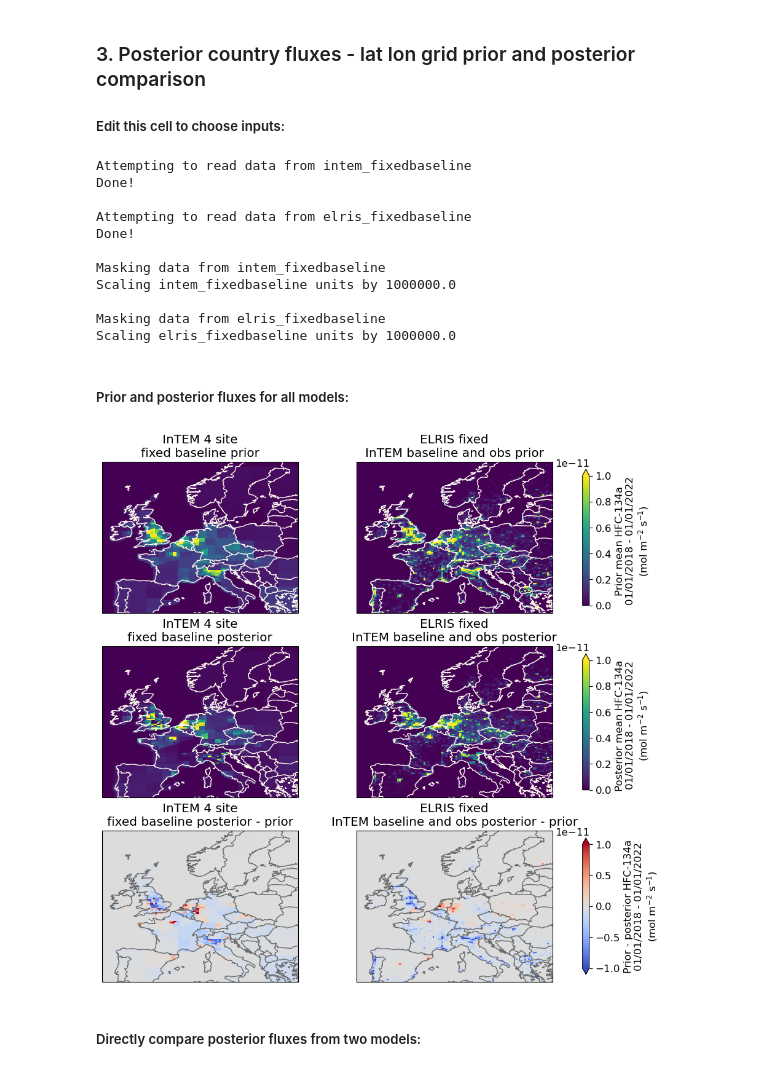
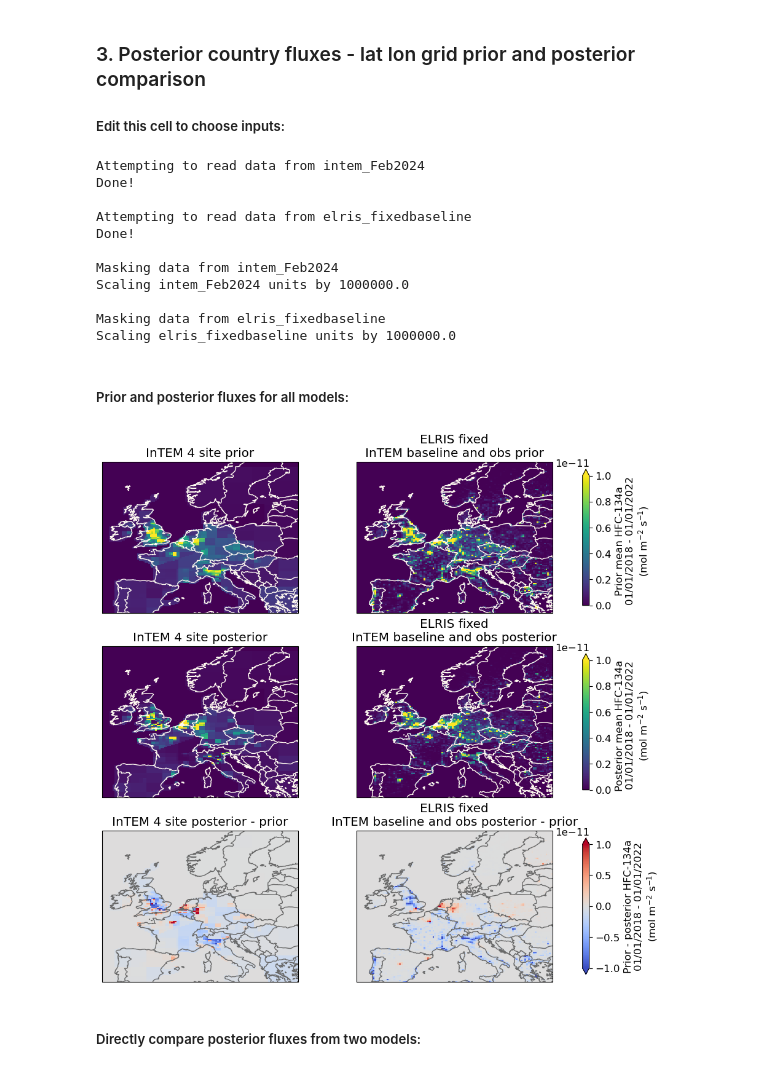
Before and after one commit to mgalkowski/fluxy-mpi-bgc, a Jupyter notebook: PARIS_inversion_results.ipynb, the cells around one changed output. Saved outputs shown, nothing was run; the diff lists cells and outputs as text; code cells hidden in the pictures.

```diff
--- a/PARIS_inversion_results.ipynb
+++ b/PARIS_inversion_results.ipynb
@@ -25,22 +25,19 @@ Future updates may include:
 %autoreload 2
 import PARIS_inversion_results as func
 
-data_dir = '/project/InTEM_GHG/inversion/PARIS_results_sharing/'
+data_dir = '/project/paris/inverse_modelling/'
 
-model_filenames = {'intem_Feb2024':'InTEM_NAME_EUROPE_21Feb2024-D',
-                  'intem_fixedbaseline':'InTEM_NAME_EUROPE_Feb2024-fixedbaseline',
+model_filenames = {'intem_Feb2024':'InTEM/InTEM_NAME_EUROPE_21Feb2024-D',
                   'rhime':'RHIME_NAME_EUROPE',
                   'elris_fixedbaseline':'ELRIS/ELRIS_NAME_EUROPE_EDGAR_InTEMobs_and_bg_19Feb2024*',
                   'elris':'ELRIS/ELRIS_NAME_EUROPE_EDGAR_11regions_4hourly'}
 
 model_labels = {'intem_Feb2024':'InTEM 4 site',
-                'intem_fixedbaseline':'InTEM 4 site\nfixed baseline',
                 'rhime':'RHIME',
                 'elris_fixedbaseline':'ELRIS fixed\nInTEM baseline and obs',
                 'elris':'ELRIS'}
 
 model_colors = {'intem_Feb2024':['darkblue','dodgerblue'],
-                'intem_fixedbaseline':['darkblue','dodgerblue'],
                 'rhime':['darkgreen','green'],
                 'elris_fixedbaseline':['purple','mediumpurple'],
                 'elris':['purple','mediumpurple']}
@@ -214,22 +211,22 @@ output_path = None
 species = 'hfc134a'
 start_date = '2018-01-01' #select the time period to plot (a month or year, depending on the inversion period)
 end_date = '2023-01-01' #if end_date doesn't = start_date, a mean average of the whole period will be plotted
-models = ['intem_fixedbaseline','elris_fixedbaseline']#,'rhime','elris_name']
+models = ['intem_Feb2024','elris_fixedbaseline']#,'rhime','elris_name']
 ###################################
 
-ds_all = func.read_flux(data_dir,species,models,model_filenames)
+ds_all_flux = func.read_flux(data_dir,species,models,model_filenames)
 
-ds_all_scaled = func.slice_flux(ds_all.copy(),start_date,end_date,scale_units=True,
+ds_all_flux_scaled = func.slice_flux(ds_all_flux.copy(),start_date,end_date,scale_units=True,
                                 species=species)
 # %% [output]
-Attempting to read data from intem_fixedbaseline
+Attempting to read data from intem_Feb2024
 Done!
 
 Attempting to read data from elris_fixedbaseline
 Done!
 
-Masking data from intem_fixedbaseline
-Scaling intem_fixedbaseline units by 1000000.0
+Masking data from intem_Feb2024
+Scaling intem_Feb2024 units by 1000000.0
 
 Masking data from elris_fixedbaseline
 Scaling elris_fixedbaseline units by 1000000.0
@@ -238,12 +235,12 @@ Scaling elris_fixedbaseline units by 1000000.0
 # %%
 ###################################
 ### edit variables in this block
 plot_area = 'CWEU' #options for: UK, FRANCE, GERMANY, NWEU, CWEU, EUROPE
 ###################################
 
-fig = func.plot_spatial_flux(ds_all_scaled,species,plot_area,model_labels)
+fig = func.plot_spatial_flux(ds_all_flux_scaled,species,plot_area,model_labels)
 # %% [output]
-[figure, old version]
+[figure, new version]
 # %% [markdown]
 ##### Directly compare posterior fluxes from two models:
 # %%
```
Also changed, not shown: parts of 8 cells of this notebook, 1 other file.
